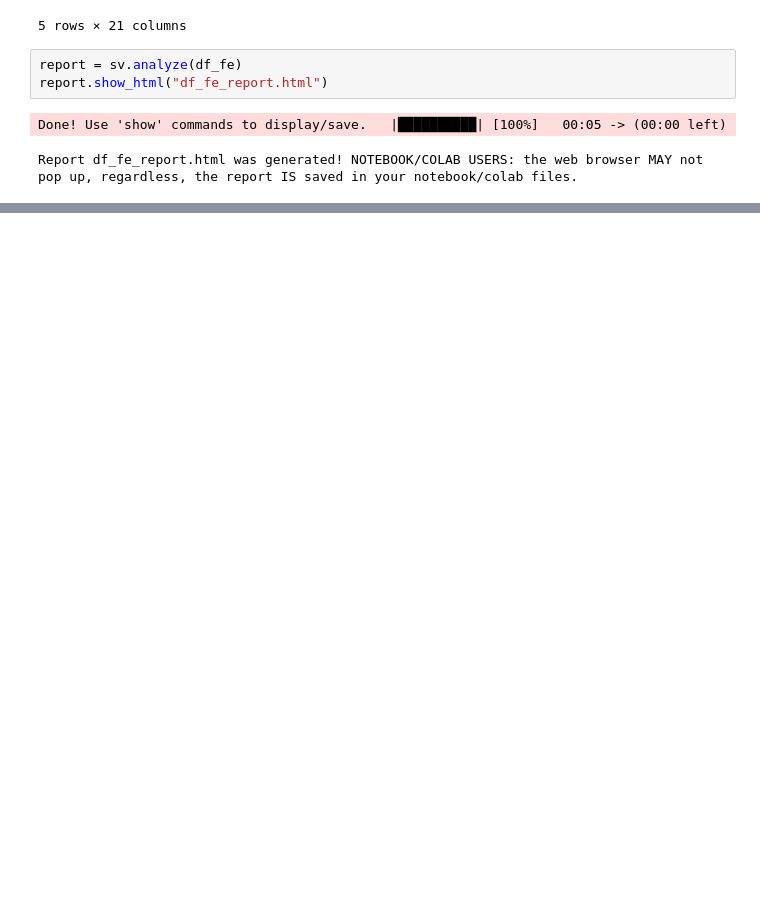
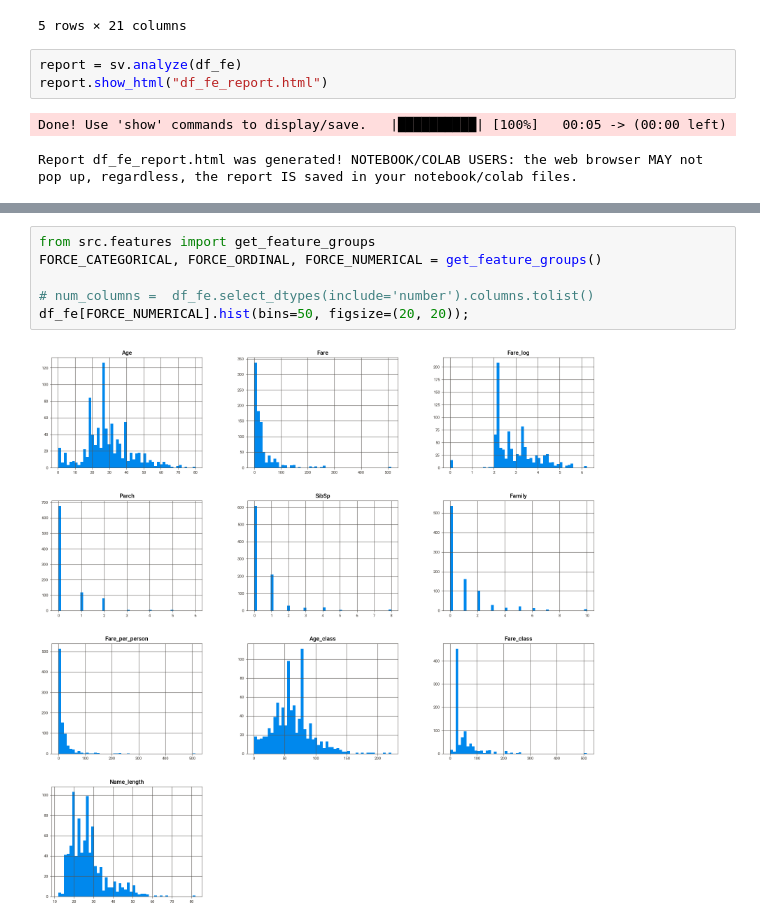
Before and after one commit to rusiich/House-Prices-kaggle-, a Jupyter notebook: notebooks/EDA.ipynb, the cells around one changed output, grey strips where cells are left out. Cells and saved outputs as stored; diff of their text form; blank space fills up the shorter version.

```diff
--- a/notebooks/EDA.ipynb
+++ b/notebooks/EDA.ipynb
@@ -108,0 +135,8 @@ Report df_fe_report.html was generated! NOTEBOOK/COLAB USERS: the web browser MA
+# %%
+from src.features import get_feature_groups
+FORCE_CATEGORICAL, FORCE_ORDINAL, FORCE_NUMERICAL = get_feature_groups()
+
+# num_columns =  df_fe.select_dtypes(include='number').columns.tolist()
+df_fe[FORCE_NUMERICAL].hist(bins=50, figsize=(20, 20));
+# %% [output]
+[figure, added]
```
Also changed, not shown: parts of 8 cells of this notebook, 24 other files.
